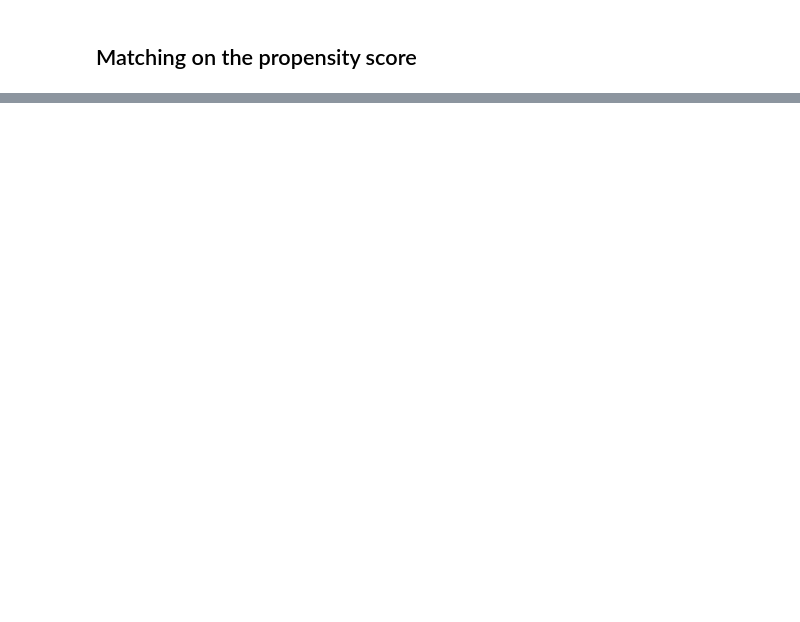
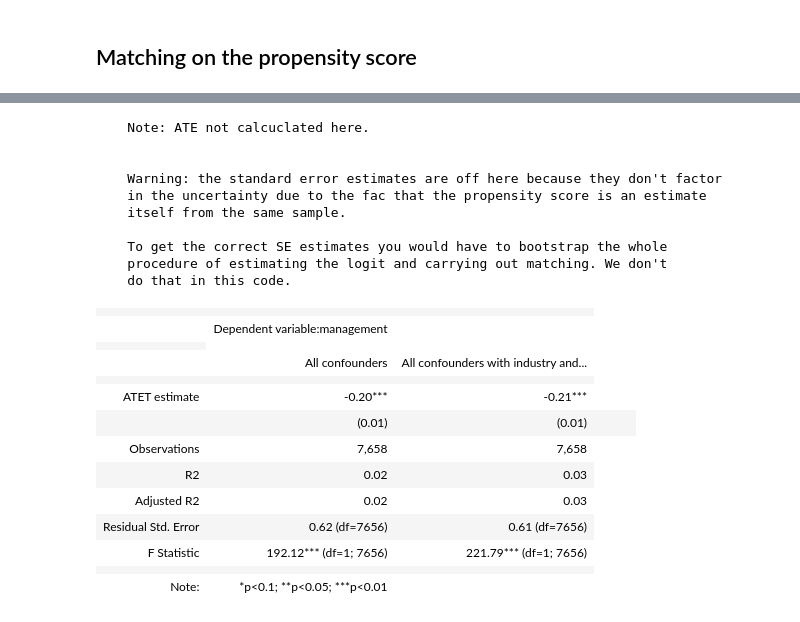
Before and after one commit to gabors-data-analysis/da_case_studies, a Jupyter notebook: ch21-ownership-management-quality/ch21-wms-02-analysis.ipynb, the cells around one changed output, grey strips where cells are left out. Saved outputs shown, nothing was run; the diff lists cells and outputs as text; code cells hidden in the pictures; blank space fills up the shorter version.

```diff
--- a/ch21-ownership-management-quality/ch21-wms-02-analysis.ipynb
+++ b/ch21-ownership-management-quality/ch21-wms-02-analysis.ipynb
@@ -385,7 +344,6 @@ Notes:
 formula_pscore2 = (
     x_var
     + " ~ "
-    + "+"
     + ":".join(control_vars_to_interact)
     + "+("
     + "+".join(control_vars)
@@ -394,5 +352,6 @@ formula_pscore2 = (
     + ")"
 )
 # %%
-log_reg2 = smf.logit(formula=formula_pscore2, data=data_pscore).fit()
+logit_model_2 = smf.logit(formula=formula_pscore2, data=data_pscore)
+log_reg2 = logit_model_2.fit(method="ncg")
 # %% [output]
@@ -422,0 +364,8 @@ plt.show()
+# %%
+data_pscore["pscore"] = log_reg2.predict()
+
+data_matched_2 = get_pscore_matched(data_pscore,"foundfam_owned")
+# %%
+model2 = smf.ols(formula="management~foundfam_owned", data=data_matched_2)
+reg_match_2 = model2.fit()
+reg_match_2.summary()
@@ -422,0 +392,51 @@ plt.show()
+# %%
+stargazer = Stargazer([reg_match, reg_match_2])
+stargazer.rename_covariates(
+    {"Intercept": "Constant", "foundfam_owned": "ATET estimate"}
+)
+stargazer.covariate_order([x_var])
+stargazer.custom_columns(
+    ["All confounders", "All confounders with industry and country"], [1, 1]
+)
+stargazer.significant_digits(2)
+stargazer.show_model_numbers(False)
+print(
+    """
+    Note: ATE not calcuclated here.
+
+
+    Warning: the standard error estimates are off here because they don't factor
+    in the uncertainty due to the fac that the propensity score is an estimate
+    itself from the same sample.
+
+    To get the correct SE estimates you would have to bootstrap the whole
+    procedure of estimating the logit and carrying out matching. We don't
+    do that in this code.
+"""
+)
+HTML(stargazer.render_html())
+# %% [output]
+    Note: ATE not calcuclated here.
+
+
+    Warning: the standard error estimates are off here because they don't factor
+    in the uncertainty due to the fac that the propensity score is an estimate
+    itself from the same sample.
+
+    To get the correct SE estimates you would have to bootstrap the whole
+    procedure of estimating the logit and carrying out matching. We don't
+    do that in this code.
+|  |  |  |
+|  | Dependent variable:management |  |
+|  |
+|  | All confounders | All confounders with industry and... |
+|  |  |  |
+| ATET estimate | -0.20*** | -0.21*** |
+|  | (0.01) | (0.01) |  |  |  |
+| Observations | 7,658 | 7,658 |
+| R2 | 0.02 | 0.03 |
+| Adjusted R2 | 0.02 | 0.03 |
+| Residual Std. Error | 0.62 (df=7656) | 0.61 (df=7656) |
+| F Statistic | 192.12*** (df=1; 7656) | 221.79*** (df=1; 7656) |
+|  |  |  |
+| Note: | *p<0.1; **p<0.05; ***p<0.01 |  |
```
Also changed, not shown: parts of 28 cells of this notebook.
